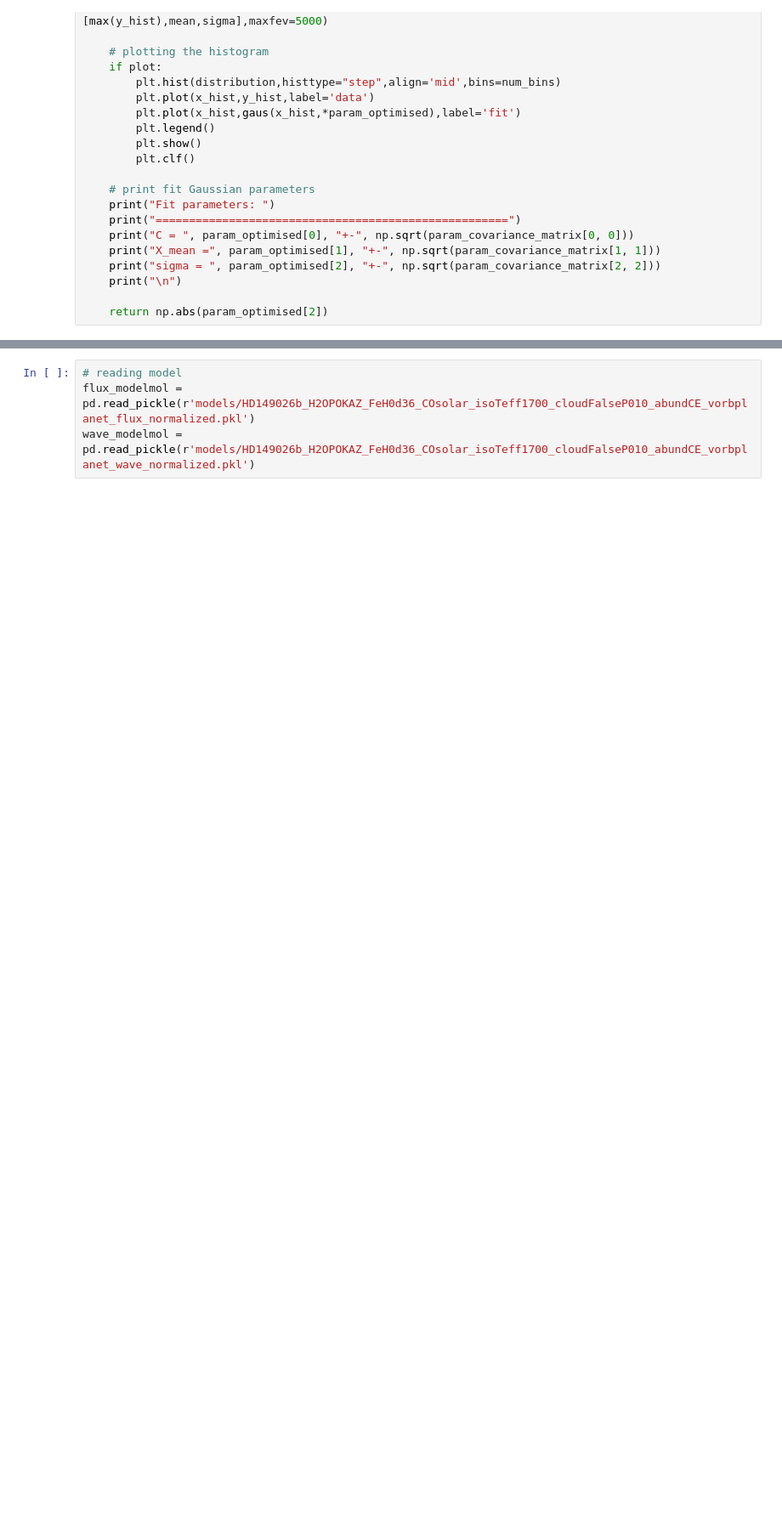
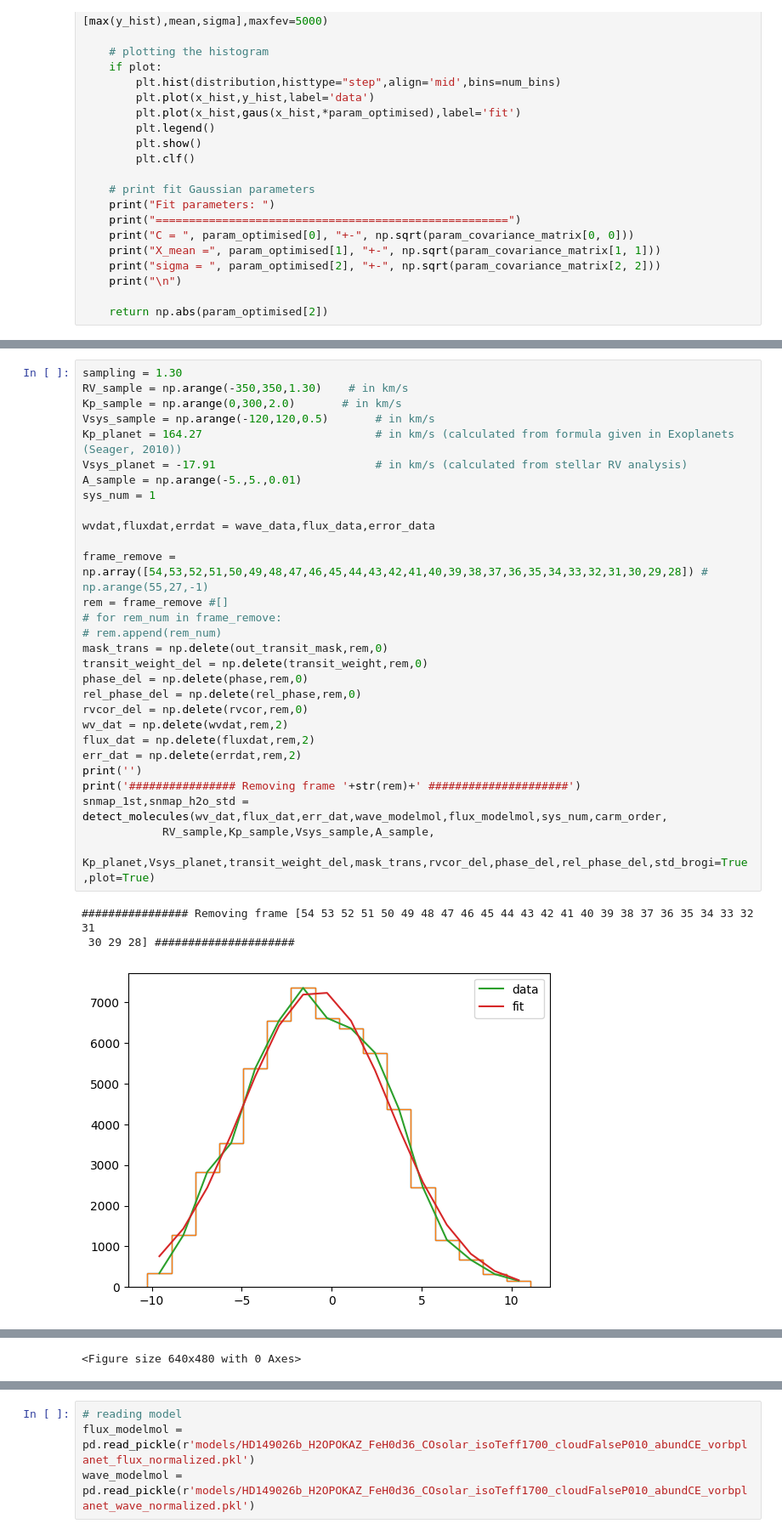
Before and after one commit to salirafi/High-Resolution-Transmission-Spectroscopy-Analysis-of-HD-149026-b, a Jupyter notebook: sanity_check_frame.ipynb, the cells around one changed output, grey strips where cells are left out. Shown at 85% size. Cells and saved outputs as stored; diff of their text form; blank space fills up the shorter version.

```diff
--- a/sanity_check_frame.ipynb
+++ b/sanity_check_frame.ipynb
@@ -514,0 +749,33 @@ def detect_molecules(wavedat, fluxdat, errordat, wave_modelmol, flux_modelmol,
+# %%
+sampling = 1.30
+RV_sample = np.arange(-350,350,1.30)    # in km/s
+Kp_sample = np.arange(0,300,2.0)       # in km/s
+Vsys_sample = np.arange(-120,120,0.5)       # in km/s
+Kp_planet = 164.27                          # in km/s (calculated from formula given in Exoplanets (Seager, 2010))
+Vsys_planet = -17.91                        # in km/s (calculated from stellar RV analysis)
+A_sample = np.arange(-5.,5.,0.01)
+sys_num = 1
+
+wvdat,fluxdat,errdat = wave_data,flux_data,error_data
+
+frame_remove = np.array([54,53,52,51,50,49,48,47,46,45,44,43,42,41,40,39,38,37,36,35,34,33,32,31,30,29,28]) # np.arange(55,27,-1)
+rem = frame_remove #[]
+# for rem_num in frame_remove:
+# rem.append(rem_num)
+mask_trans = np.delete(out_transit_mask,rem,0)
+transit_weight_del = np.delete(transit_weight,rem,0)
+phase_del = np.delete(phase,rem,0)
+rel_phase_del = np.delete(rel_phase,rem,0)
+rvcor_del = np.delete(rvcor,rem,0)
+wv_dat = np.delete(wvdat,rem,2)
+flux_dat = np.delete(fluxdat,rem,2)
+err_dat = np.delete(errdat,rem,2)
+print('')
+print('################ Removing frame '+str(rem)+' #####################')
+snmap_1st,snmap_h2o_std = detect_molecules(wv_dat,flux_dat,err_dat,wave_modelmol,flux_modelmol,sys_num,carm_order,
+            RV_sample,Kp_sample,Vsys_sample,A_sample,
+            Kp_planet,Vsys_planet,transit_weight_del,mask_trans,rvcor_del,phase_del,rel_phase_del,std_brogi=True,plot=True)
+# %% [output]
+################ Removing frame [54 53 52 51 50 49 48 47 46 45 44 43 42 41 40 39 38 37 36 35 34 33 32 31
+ 30 29 28] #####################
+[figure, added]
@@ -514,0 +787 @@ def detect_molecules(wavedat, fluxdat, errordat, wave_modelmol, flux_modelmol,
+<Figure size 640x480 with 0 Axes>
```
Also changed, not shown: parts of 25 cells of this notebook.
